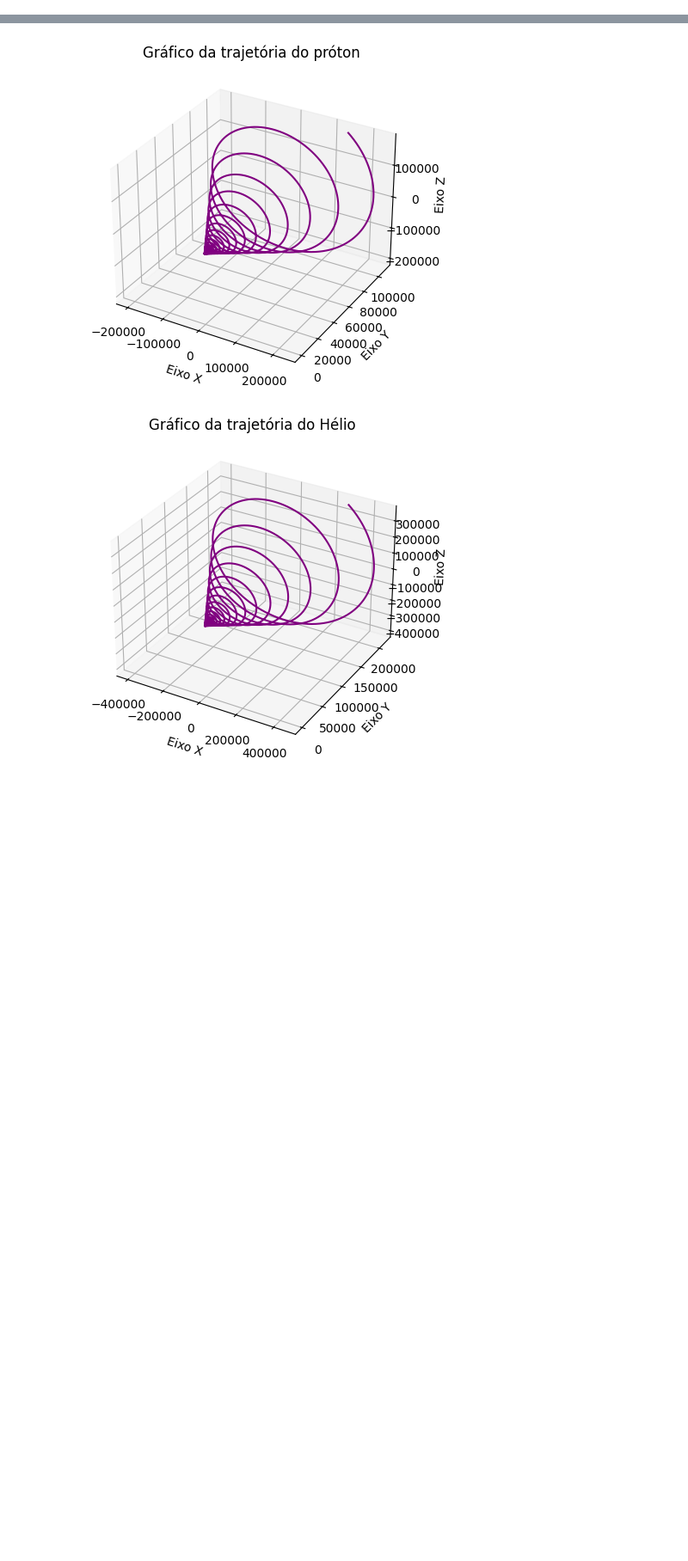
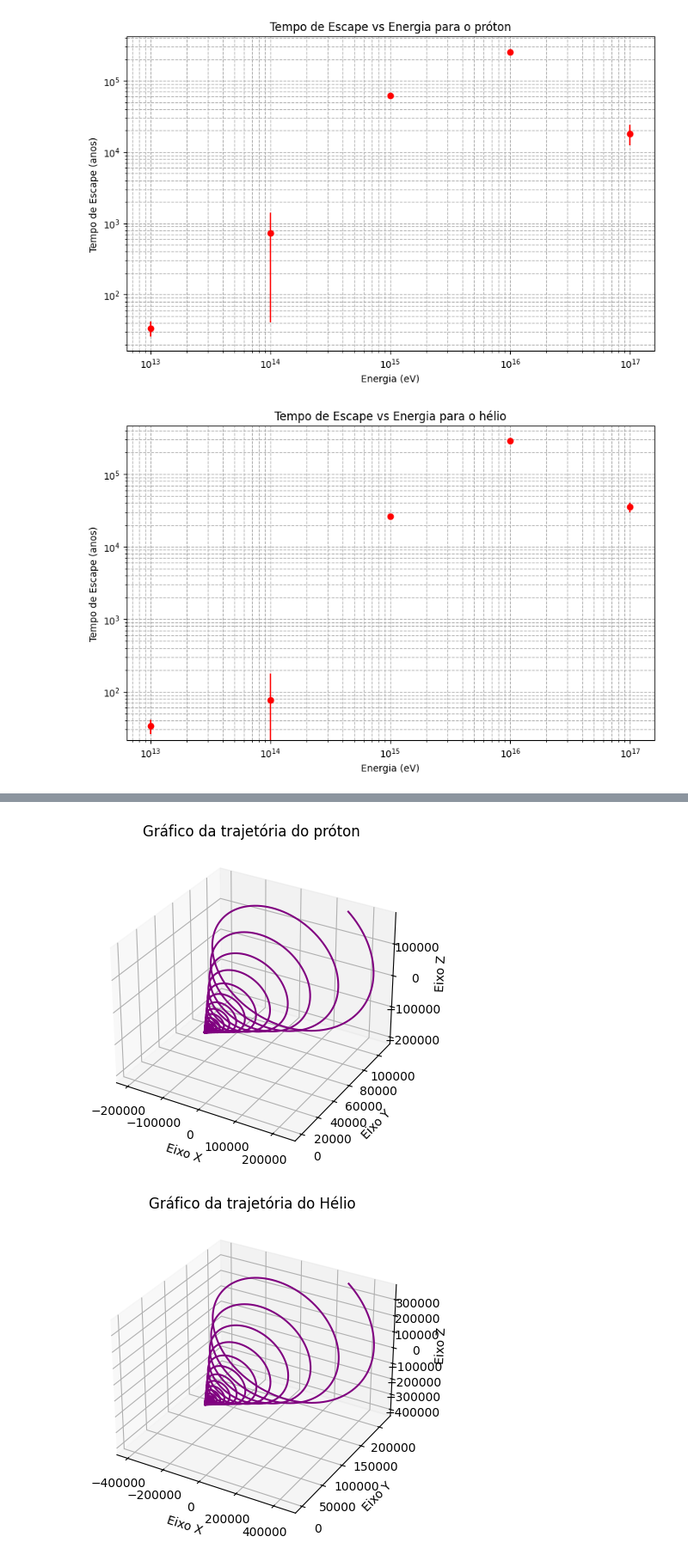
Before and after one commit to raissabaastos/Cosmic-Rays, a Jupyter notebook: CRs.ipynb, the cells around one changed output, grey strips where cells are left out. Shown at 86% size. Drawn from its saved outputs; the diff is of its cells as text; code cells hidden in the pictures; blank space fills up the shorter version.

```diff
--- a/CRs.ipynb
+++ b/CRs.ipynb
@@ -375,0 +419,63 @@ def main_galactic2(q, m, r0_kpc, v0, E, B0_ext, num_steps):
+# %%
+import matplotlib.pyplot as plt
+import numpy as np
+e = 1.6e-19 # C
+mp = 1.67e-27 # kg
+u = 1.66e-27 # kg
+
+
+masses = [mp, 4*u, 12*u, 56*u] # kg (próton, hélio, carbono, ferro)
+charges = [1.0*e, 2.0*e, 6.0*e, 26.0*e] # cargas elementares (próton, hélio, carbono, ferro)
+
+particle_names = ["próton", "hélio", "carbono", "ferro"]
+#masses = [mp, 4*u] # kg teste com próton
+#charges = [1.0*e, 2.0*e] # cargas elementares
+
+for m in masses:
+    q = charges[masses.index(m)]
+    name = particle_names[masses.index(m)]
+    Energies = [1e13, 1e14, 1e15, 1e16, 1e17]  # eV
+    B0=[0.0,4E-10,0.0] # Tesla
+    r0 = np.array([8.5, 0.0, 0.0]) # kpc
+    s=100000
+
+    escape_times = []
+
+    for i in range(len(Energies)):
+        E = Energies[i]
+        energy_times = []
+        for j in range(100):  # 1000 simulações para cada energia
+            B0=[0.0,4E-10,0.0] # Tesla
+            direc_v0 = random_direction()
+            v0 = Energy_to_velocity(E, m, direc_v0)
+            df, time_years = main_galactic(q, m, r0, v0, E, B0, s=1000000)
+            if time_years is not None:
+                energy_times.append(time_years)
+
+        if energy_times:
+            t_mean=np.mean(energy_times)
+            n=len(energy_times)
+            inc_t = np.std(energy_times)
+
+            escape_times.append((E, t_mean, inc_t))
+
+    df=pd.DataFrame(escape_times, columns=['Energy', 't_escape', 'inc_t'])
+
+
+
+    Energy = df['Energy']
+    t_escape = df['t_escape']
+    inc_t = df['inc_t']
+
+    plt.figure(figsize=(10, 6))
+    plt.errorbar(Energy, t_escape, yerr=inc_t, fmt='o', color='red', label="tempos de escape médios")
+    plt.xscale('log')
+    plt.yscale('log')
+    plt.xlabel('Energia (eV)')
+    plt.ylabel('Tempo de Escape (anos)')
+    plt.title(f'Tempo de Escape vs Energia para o {name}')
+    plt.grid(True, which="both", ls="--")
+    plt.show()
+# %% [output]
+[figure, added]
+[figure, added]
```
Also changed, not shown: parts of 9 cells of this notebook, 3 other files.
